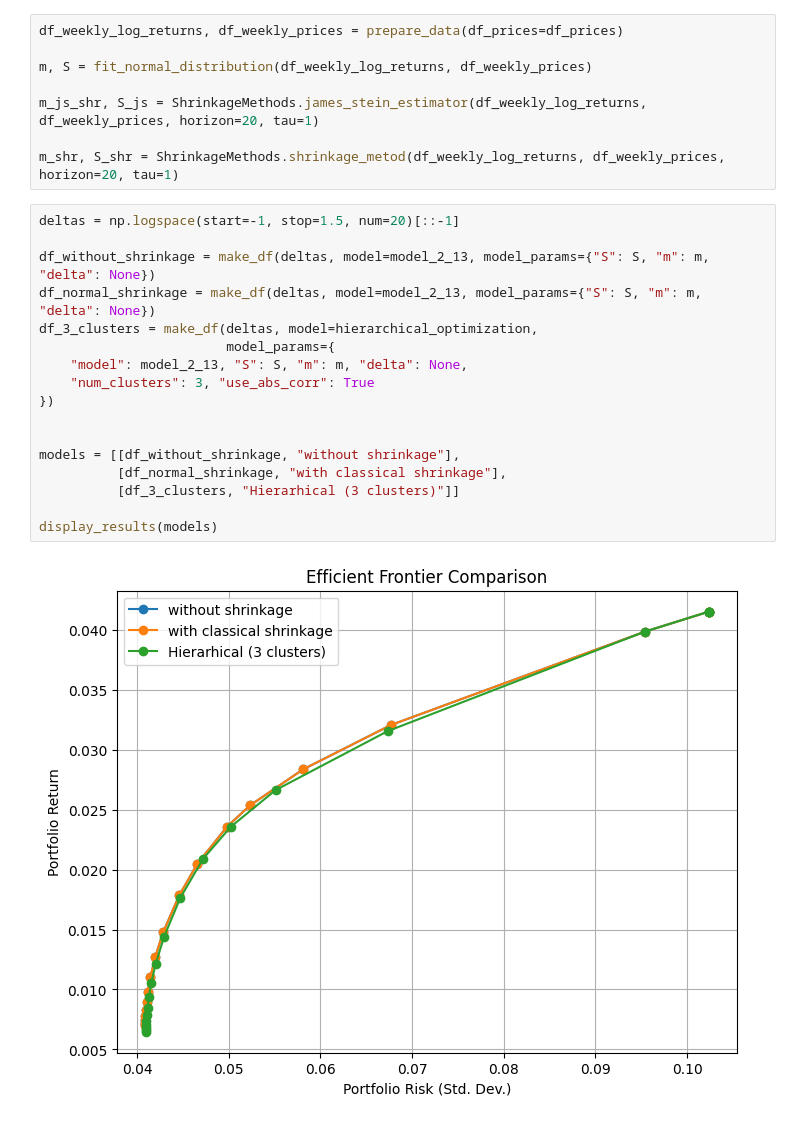
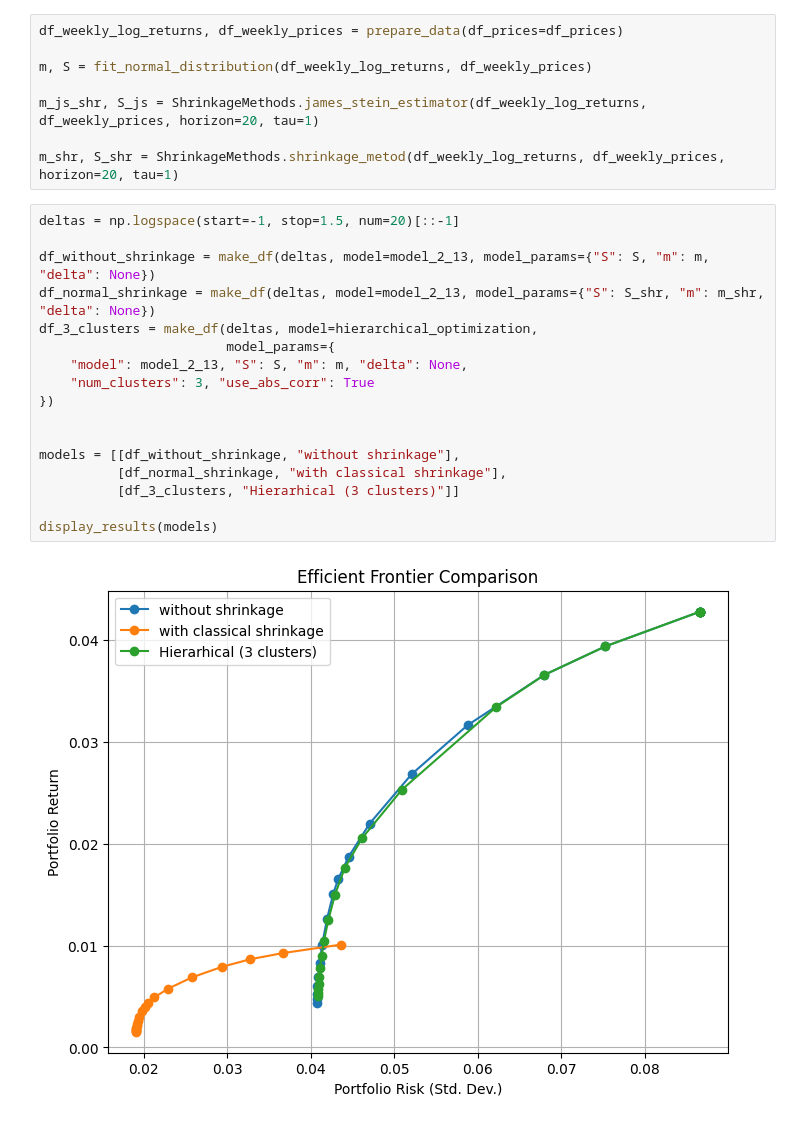
Before and after one commit to LukaLavs/Mathematical-Models-for-Finance, a Jupyter notebook: Markowitz/Example.ipynb, the cells around one changed output. Drawn from its saved outputs; the diff is of its cells as text.

```diff
--- a/Markowitz/Example.ipynb
+++ b/Markowitz/Example.ipynb
@@ -41,22 +38,22 @@ m_shr, S_shr = ShrinkageMethods.shrinkage_metod(df_weekly_log_returns, df_weekly
 # %%
 deltas = np.logspace(start=-1, stop=1.5, num=20)[::-1]
 
 df_without_shrinkage = make_df(deltas, model=model_2_13, model_params={"S": S, "m": m, "delta": None})
-df_normal_shrinkage = make_df(deltas, model=model_2_13, model_params={"S": S, "m": m, "delta": None})
+df_normal_shrinkage = make_df(deltas, model=model_2_13, model_params={"S": S_shr, "m": m_shr, "delta": None})
 df_3_clusters = make_df(deltas, model=hierarchical_optimization,
                         model_params={
     "model": model_2_13, "S": S, "m": m, "delta": None,
     "num_clusters": 3, "use_abs_corr": True
 })
 
 
 models = [[df_without_shrinkage, "without shrinkage"],
           [df_normal_shrinkage, "with classical shrinkage"],
           [df_3_clusters, "Hierarhical (3 clusters)"]]
 
 display_results(models)
 # %% [output]
-[figure, old version]
+[figure, new version]
 # %%
 model_params = {"model": model_2_13, "S": S, "m": m, "delta": 0, "num_clusters": 3, "use_abs_corr": True}
 final_ammount, _, _, _ = backtest_markowitz(df_prices, hierarchical_optimization, model_params, window_size=200)
```
Also changed, not shown: parts of 9 cells of this notebook, 1 other file.
